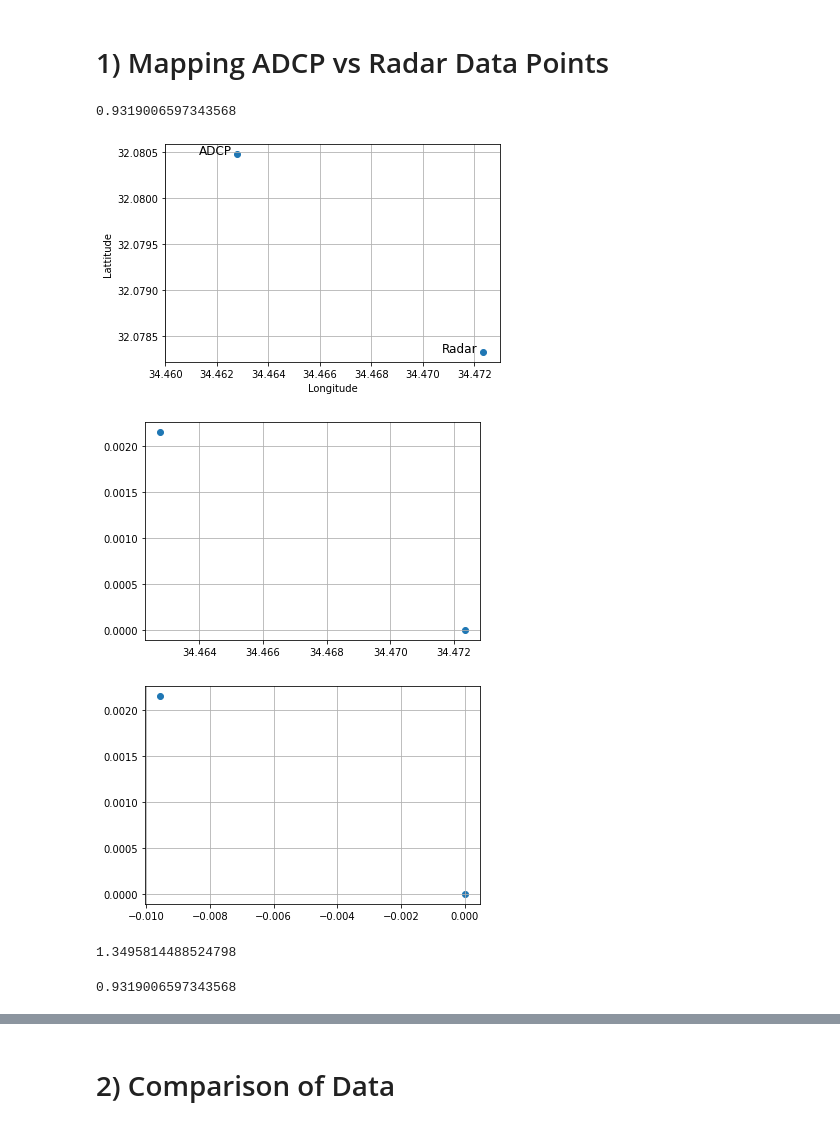
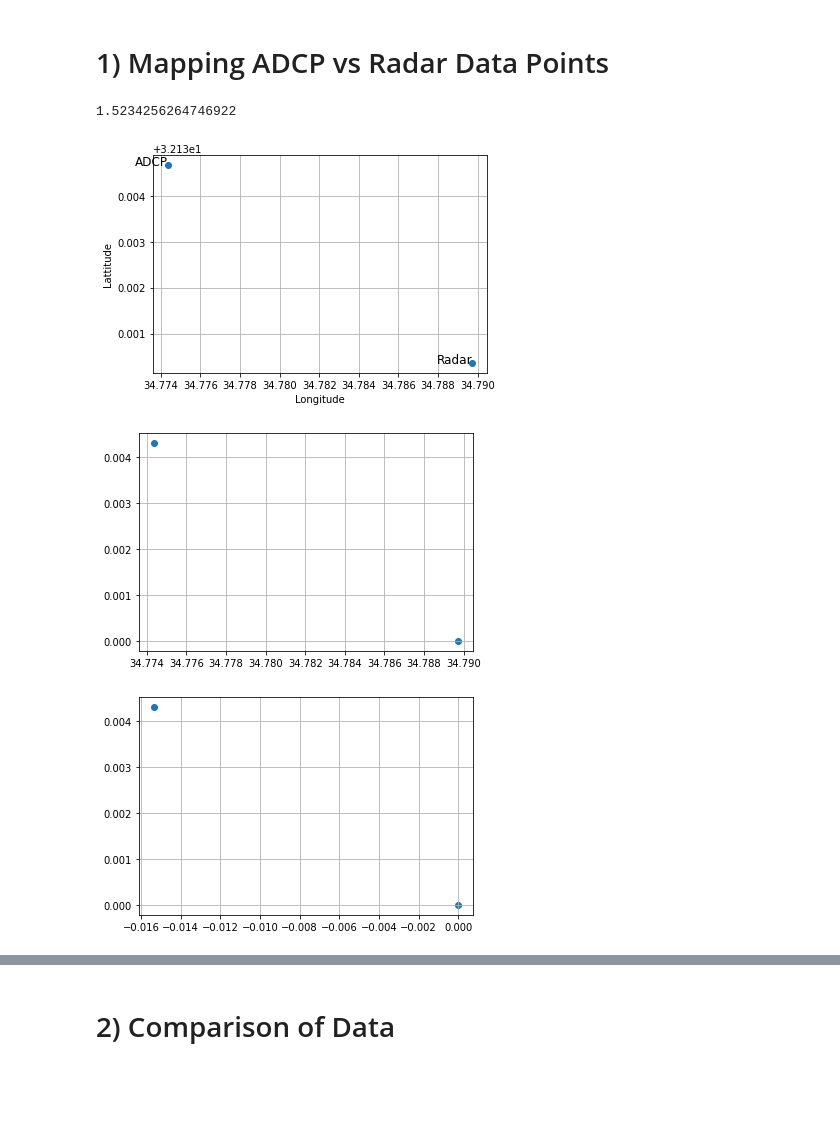
Before and after one commit to joeyanderson1/4th-Year-Thesis, a Jupyter notebook: ADCP Data.ipynb, the cells around one changed output, grey strips where cells are left out. Drawn from its saved outputs; the diff is of its cells as text; code cells hidden in the pictures; blank space fills up the shorter version.

```diff
--- a/ADCP Data.ipynb
+++ b/ADCP Data.ipynb
@@ -82,30 +85,32 @@ radar_long = 34.47233
 # %%
-adcp_lat = 32.08048
-adcp_long = 34.46277
+radar_lat = 32.1303600
+radar_long = 34.78972
+adcp_lat = 32.134666
+adcp_long = 34.7743611
 # %%
 distance(radar_lat, radar_long, adcp_lat, adcp_long)
 # %% [output]
-0.9319006597343568
+1.5234256264746922
 # %%
 # Create scatter plot
 plt.scatter(x=np.array([radar_long, adcp_long]), y=np.array([radar_lat, adcp_lat]))
 
 # Label each point with an offset
-plt.text(radar_long -0.0002, radar_lat , 'Radar', fontsize=12, ha='right')
-plt.text(adcp_long-0.0002, adcp_lat , 'ADCP', fontsize=12, ha='right')
+plt.text(radar_long , radar_lat , 'Radar', fontsize=12, ha='right')
+plt.text(adcp_long, adcp_lat , 'ADCP', fontsize=12, ha='right')
 
 plt.xlabel("Longitude")
 plt.ylabel("Lattitude")
 
 # Set grid
 plt.grid(True)
 
-plt.xlim(34.46, 34.473)
+#plt.xlim(34.46, 34.473)
 
 # Show the plot
 plt.show()
 # %% [output]
-[figure, old version]
+[figure, new version]
 # %%
 # Create scatter plot
 plt.scatter(x=np.array([radar_long, adcp_long]), y=np.array([radar_lat - radar_lat, adcp_lat-radar_lat]))
@@ -113,7 +118,7 @@ plt.scatter(x=np.array([radar_long, adcp_long]), y=np.array([radar_lat - radar_l
 plt.grid(True)
 plt.show()
 # %% [output]
-[figure, old version]
+[figure, new version]
 # %%
 # Put the radar point on (0,0)
 # %%
@@ -132,7 +137,7 @@ plt.grid(True)
 # Show the plot
 plt.show()
 # %% [output]
-[figure, old version]
+[figure, new version]
 # %%
 # Convert to km
 # %%
@@ -142,11 +147,3 @@ x_dist = x[1]-x[0]
 y_dist = y[0]-y[1]
 # %%
 theta = np.arctan2(y_dist,x_dist)
-# %%
-theta
-# %% [output]
-1.3495814488524798
-# %%
-km_distance
-# %% [output]
-0.9319006597343568
```
Also changed, not shown: parts of 14 cells of this notebook.
